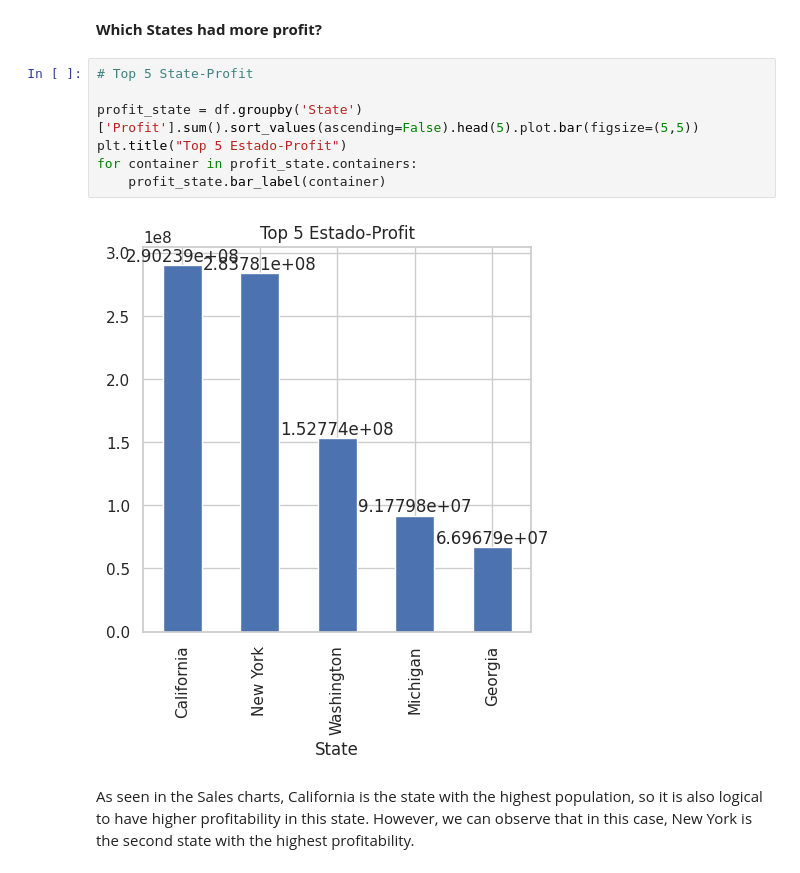
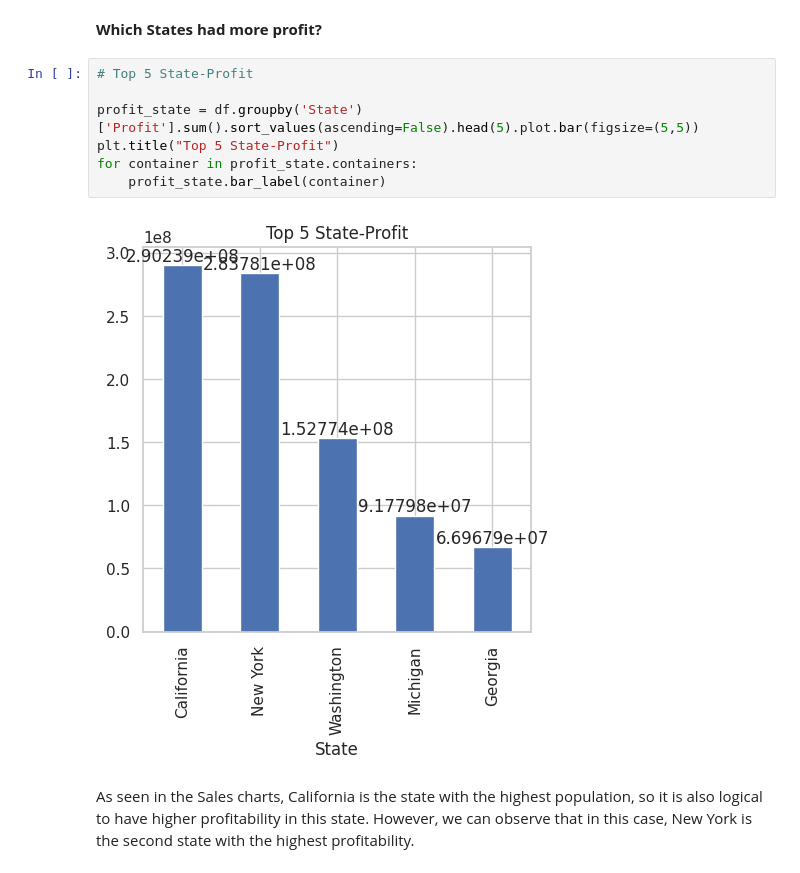
Before and after one commit to sebastianjbustos/superstore-analysis, a Jupyter notebook: SuperStore_Analysis.ipynb, the cells around one changed output. Saved outputs shown, nothing was run; the diff lists cells and outputs as text.

```diff
--- a/SuperStore_Analysis.ipynb
+++ b/SuperStore_Analysis.ipynb
@@ -338,12 +338,12 @@ for container in profit_city.containers:
 # %%
 # Top 5 State-Profit
 
 profit_state = df.groupby('State')['Profit'].sum().sort_values(ascending=False).head(5).plot.bar(figsize=(5,5))
-plt.title("Top 5 Estado-Profit")
+plt.title("Top 5 State-Profit")
 for container in profit_state.containers:
     profit_state.bar_label(container)
 # %% [output]
-[figure, old version]
+[figure, new version]
 # %% [markdown]
 As seen in the Sales charts, California is the state with the highest population, so it is also logical to have higher profitability in this state. However, we can observe that in this case, New York is the second state with the highest profitability.
 # %% [markdown]
```
Also changed, not shown: parts of 5 cells of this notebook.
